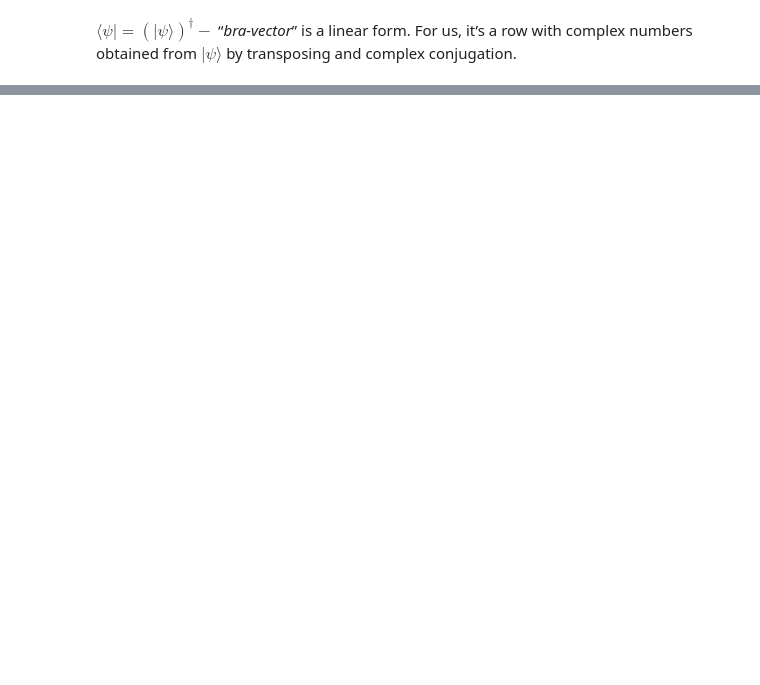
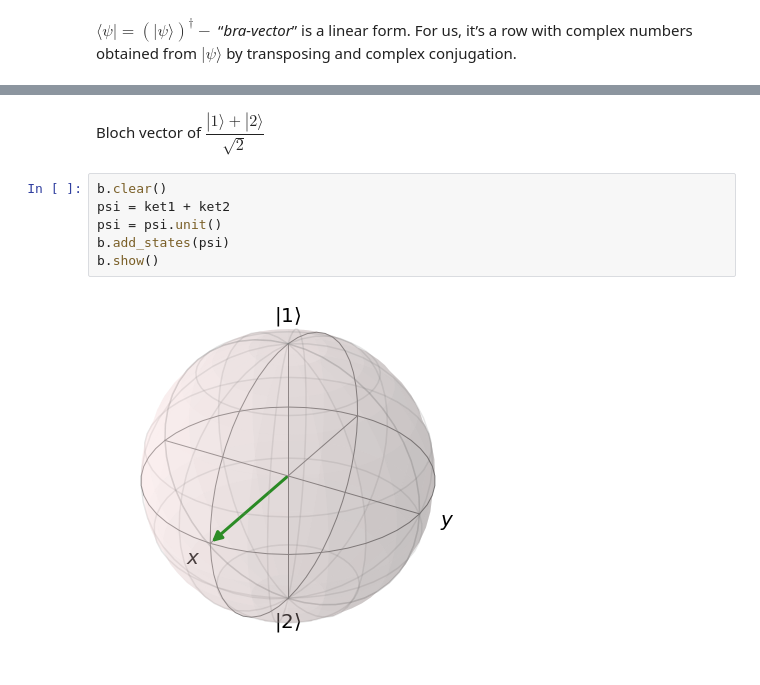
Before and after one commit to tretyakovmipt/quantum-intro-lectures, a Jupyter notebook: lectures-and-code.ipynb, the cells around one changed output, grey strips where cells are left out. Cells and saved outputs as stored; diff of their text form; blank space fills up the shorter version.

```diff
--- a/lectures-and-code.ipynb
+++ b/lectures-and-code.ipynb
@@ -550,0 +267,10 @@ If it exists, it is unique. Does not depend on the initial state.
+# %% [markdown]
+Bloch vector of $\dfrac{|1\rangle+|2\rangle}{\sqrt{2}}$
+# %%
+b.clear()
+psi = ket1 + ket2
+psi = psi.unit()
+b.add_states(psi)
+b.show()
+# %% [output]
+[figure, added]
```
Also changed, not shown: parts of 46 cells of this notebook.
